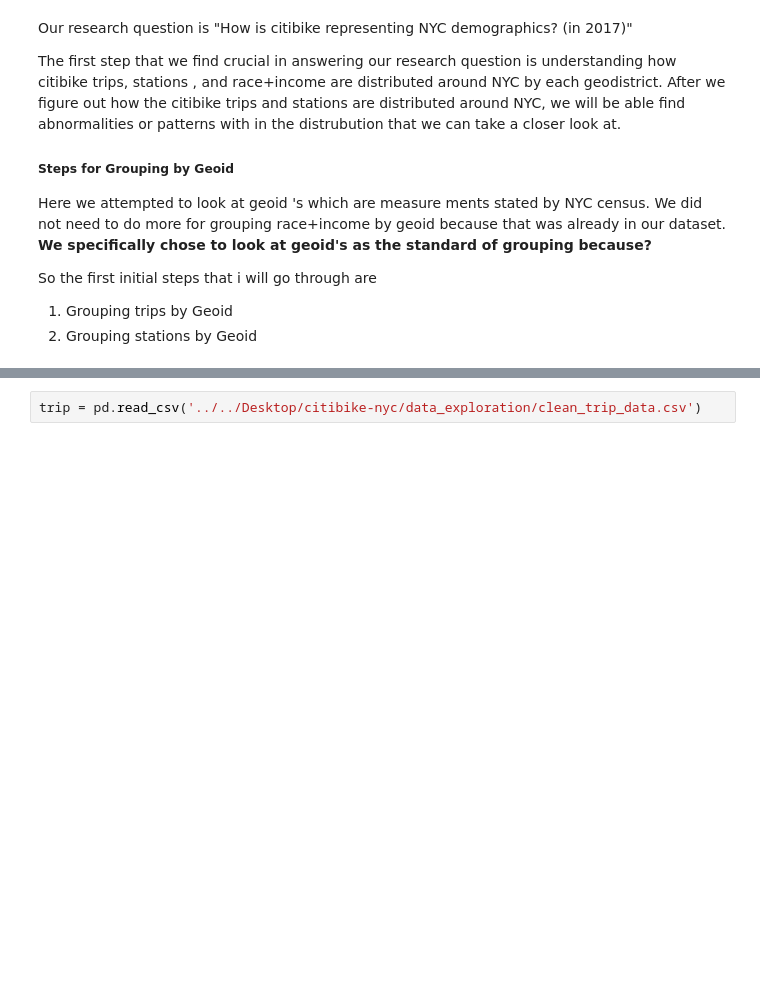
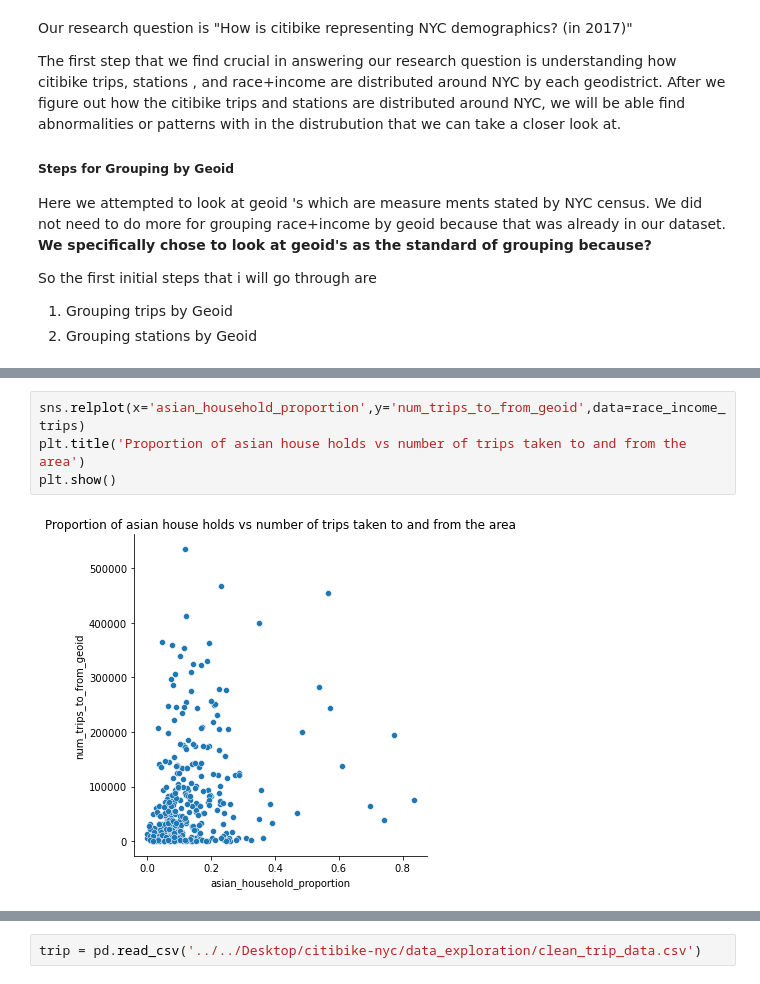
Before and after one commit to shljessie/INFO-2950, a Jupyter notebook: project_phase_submissions/phase4.ipynb, the cells around one changed output, grey strips where cells are left out. Saved outputs shown, nothing was run; the diff lists cells and outputs as text; blank space fills up the shorter version.

```diff
--- a/project_phase_submissions/phase4.ipynb
+++ b/project_phase_submissions/phase4.ipynb
@@ -312,0 +358,6 @@ So the first initial steps that i will go through are
+# %%
+sns.relplot(x='asian_household_proportion',y='num_trips_to_from_geoid',data=race_income_trips)
+plt.title('Proportion of asian house holds vs number of trips taken to and from the area')
+plt.show()
+# %% [output]
+[figure, added]
```
Also changed, not shown: parts of 39 cells of this notebook.
